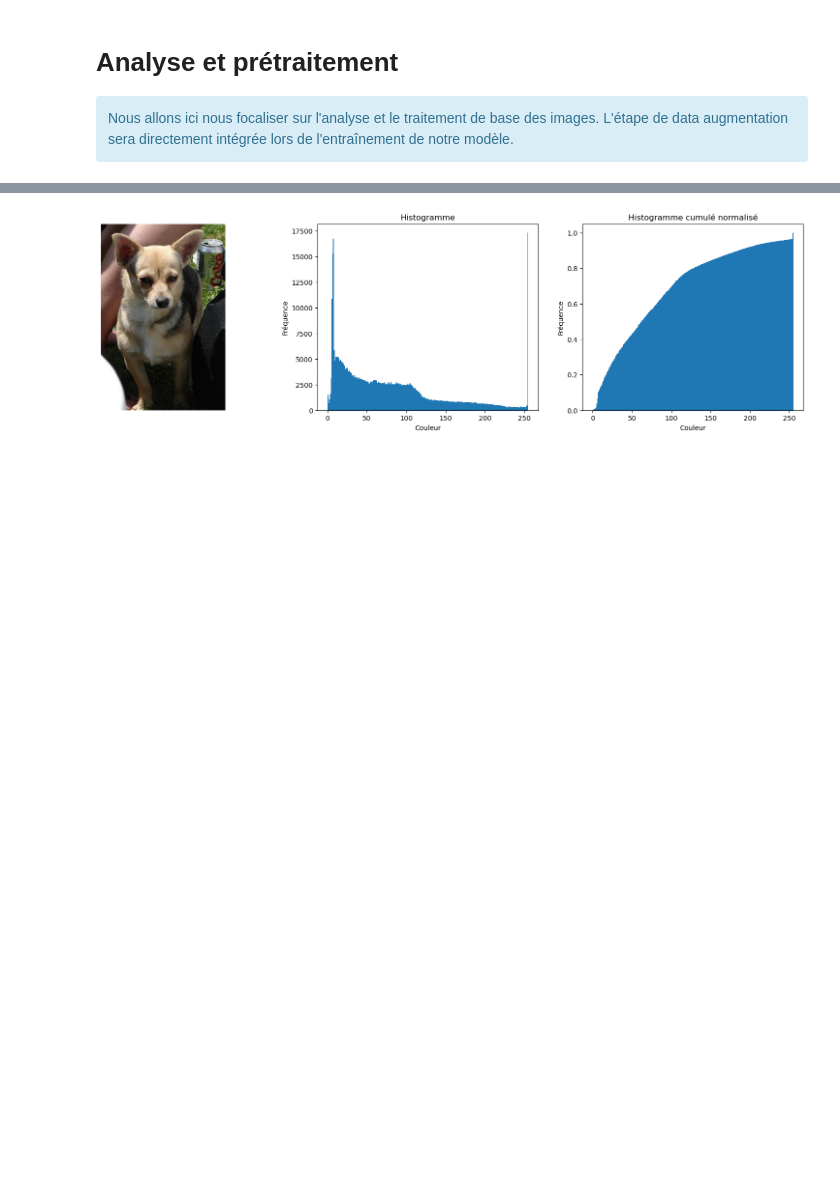
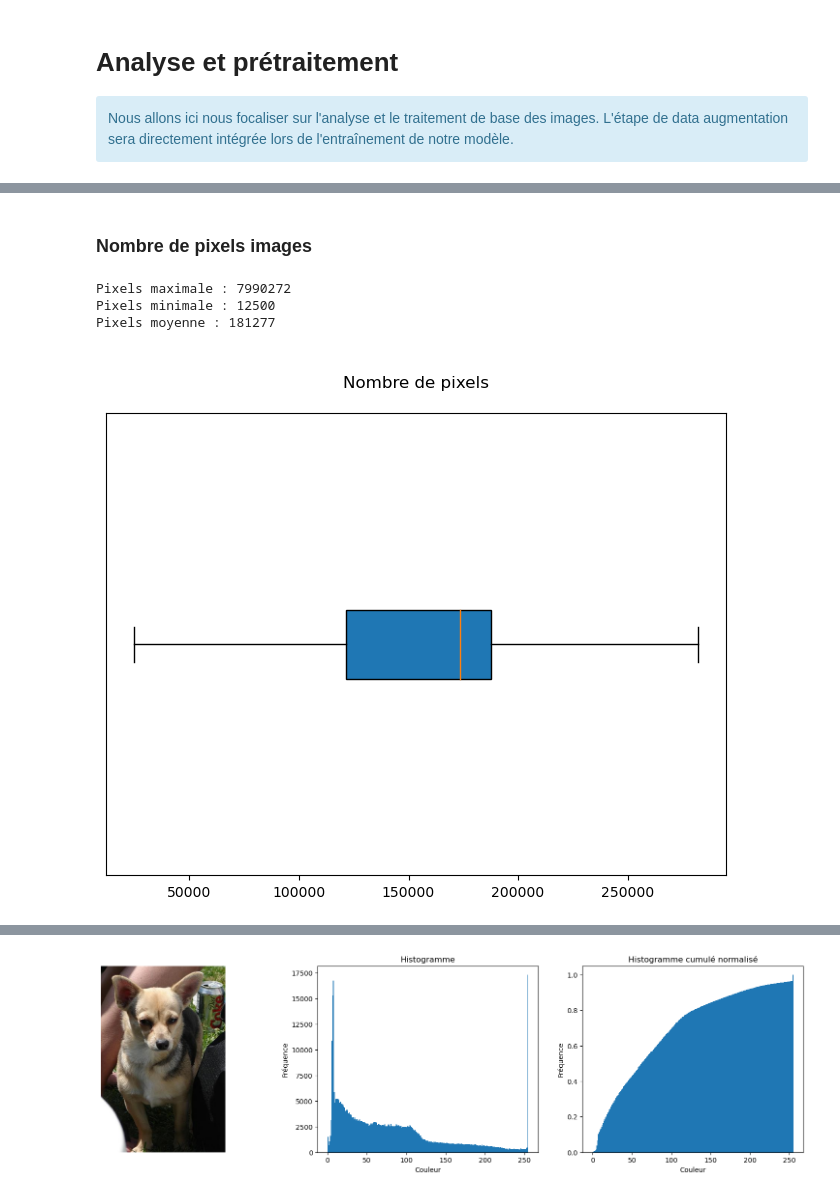
Before and after one commit to BiGHeaDMaX/Identifier-Races-Chiens-avec-TensorFlow, a Jupyter notebook: 01 - Analyse et prétraitements.ipynb, the cells around one changed output, grey strips where cells are left out. Cells and saved outputs as stored; diff of their text form; code cells hidden in the pictures; blank space fills up the shorter version.

```diff
--- a/01 - Analyse et prétraitements.ipynb
+++ b/01 - Analyse et prétraitements.ipynb
@@ -36,3 +42,8 @@ file_names = [os.path.basename(dossier) for dossier in data_path]
 
 # Ouverture des images avec PIL.image
 img_pil = [Image.open(ligne) for ligne in data_path]
+
+# Récupération des dimensions des images
+largeur = [ligne.size[0] for ligne in img_pil]
+hauteur = [ligne.size[1] for ligne in img_pil]
+pixels = [ligne.size[0] * ligne.size[1] for ligne in img_pil]
@@ -38,0 +85,17 @@ img_pil = [Image.open(ligne) for ligne in data_path]
+# %% [markdown]
+### **Nombre de pixels images**
+# %%
+print(f"Pixels maximale : {max(pixels)}")
+print(f"Pixels minimale : {min(pixels)}")
+print(f"Pixels moyenne : {sum(pixels)/len(pixels):.0f}")
+
+plt.figure(figsize=(8, 6))
+plt.boxplot(pixels, vert=False, showfliers=False, patch_artist=True)
+plt.title('\nNombre de pixels\n')
+plt.yticks([])
+plt.show()
+# %% [output]
+Pixels maximale : 7990272
+Pixels minimale : 12500
+Pixels moyenne : 181277
+[figure, added]
```
Also changed, not shown: parts of 44 cells of this notebook.
